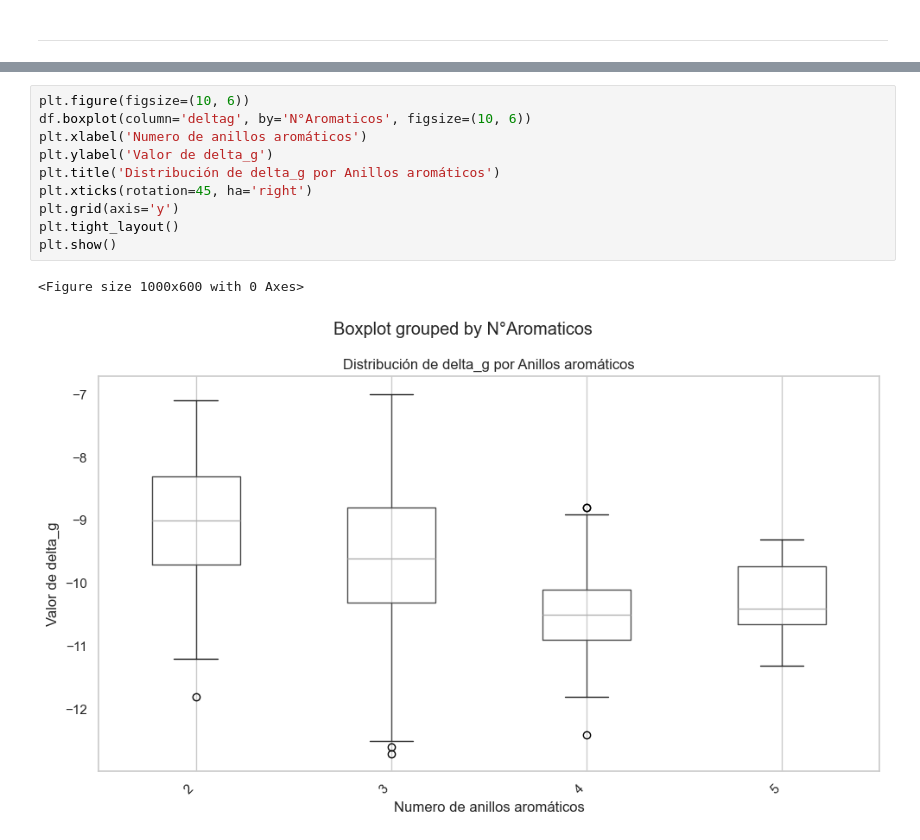
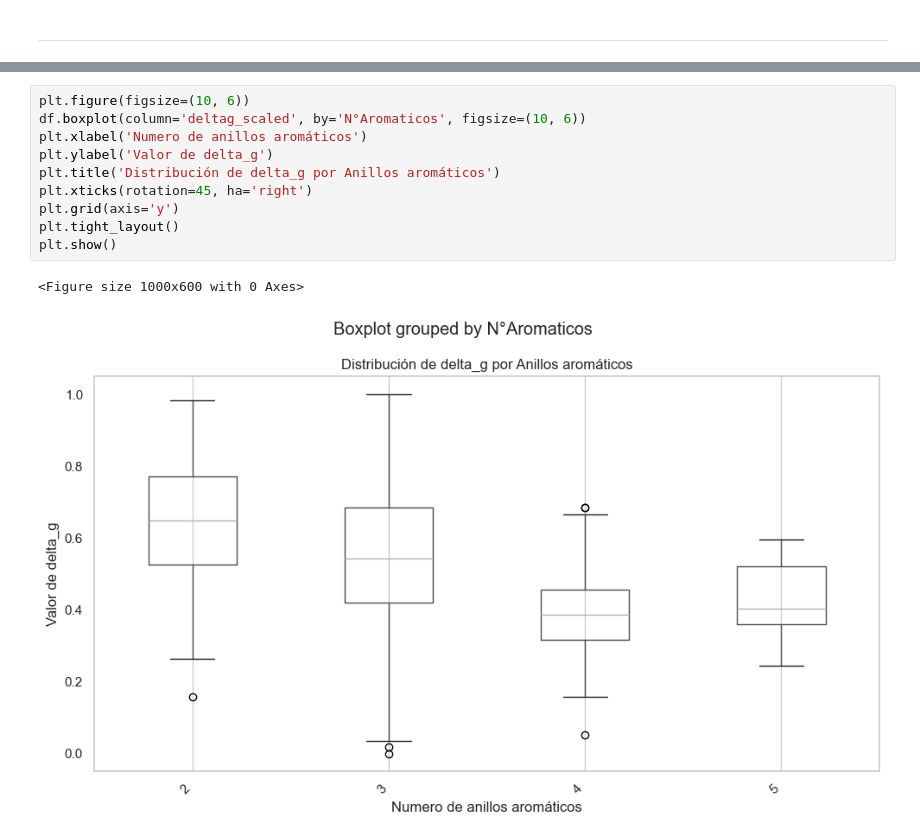
Before and after one commit to mauriciocruzriveros/BasededatosFlavonoides, a Jupyter notebook: flavonoids_collab.ipynb, the cells around one changed output, grey strips where cells are left out. Saved outputs shown, nothing was run; the diff lists cells and outputs as text.

```diff
--- a/flavonoids_collab.ipynb
+++ b/flavonoids_collab.ipynb
@@ -1676,13 +1682,13 @@ plt.show()
 # %%
 plt.figure(figsize=(10, 6))
-df.boxplot(column='deltag', by='N°Aromaticos', figsize=(10, 6))
+df.boxplot(column='deltag_scaled', by='N°Aromaticos', figsize=(10, 6))
 plt.xlabel('Numero de anillos aromáticos')
 plt.ylabel('Valor de delta_g')
 plt.title('Distribución de delta_g por Anillos aromáticos')
 plt.xticks(rotation=45, ha='right')
 plt.grid(axis='y')
 plt.tight_layout()
 plt.show()
 # %% [output]
 <Figure size 1000x600 with 0 Axes>
-[figure, old version]
+[figure, new version]
```
Also changed, not shown: parts of 31 cells of this notebook.
